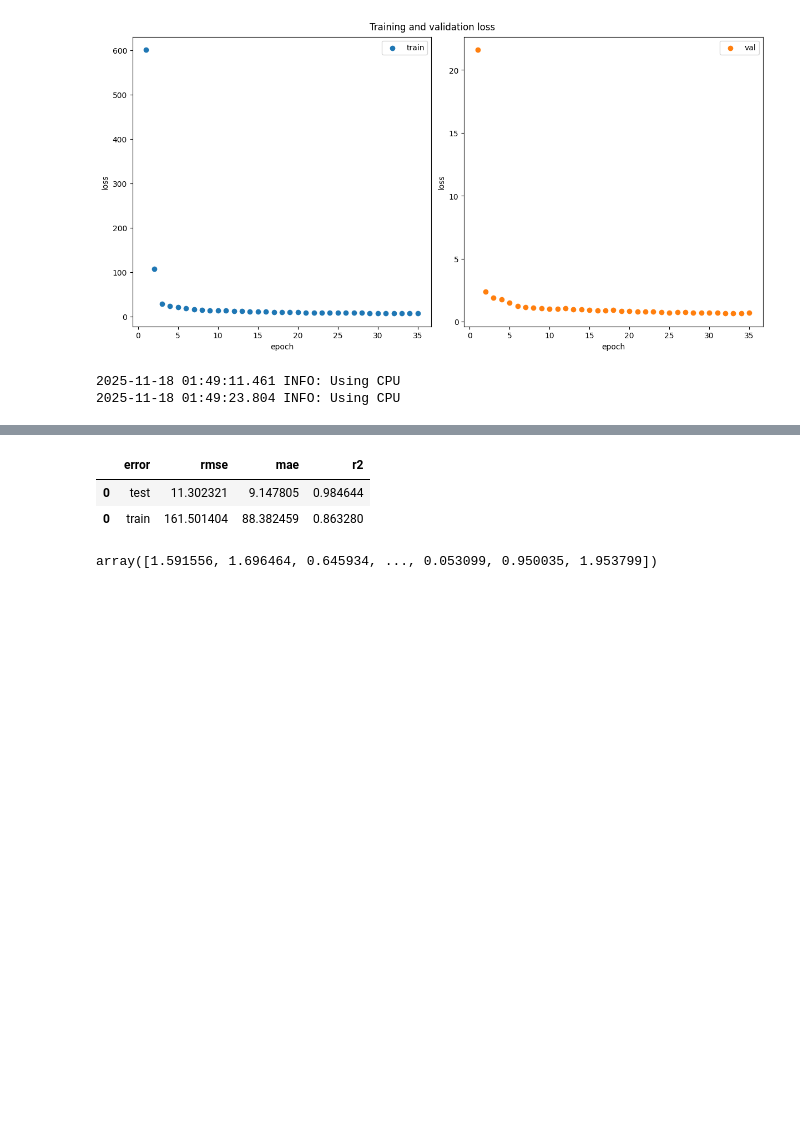
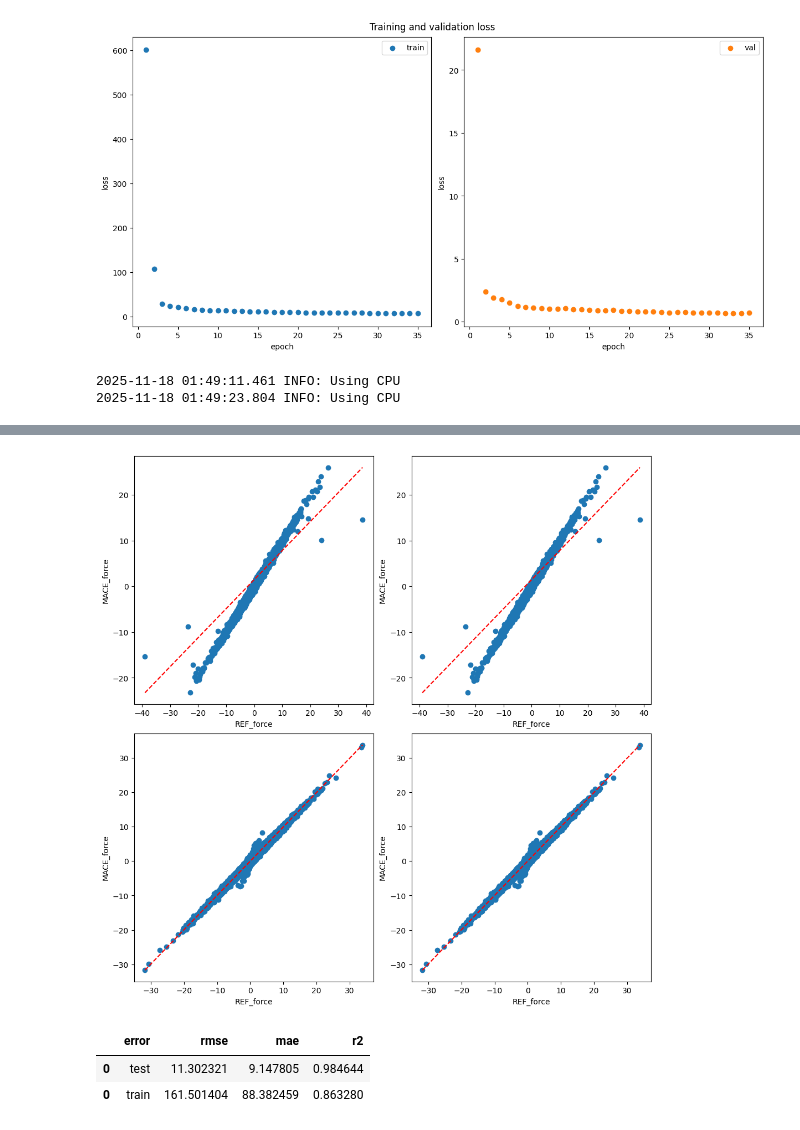
Before and after one commit to ShannonNCM/research_files, a Jupyter notebook: new_model/model_03/training_notebook.ipynb, the cells around one changed output, grey strips where cells are left out. Saved outputs shown, nothing was run; the diff lists cells and outputs as text; code cells hidden in the pictures; blank space fills up the shorter version.

```diff
--- a/new_model/model_03/training_notebook.ipynb
+++ b/new_model/model_03/training_notebook.ipynb
@@ -169,5 +169,5 @@ train_df = f.eval_read(model_name, 'train')
 train_df = train_df[3:] #this is to not include the first three configuratiosn which are the isolated atoms
 test_df1 = test_df[['n_atoms', 'REF_energy', 'MACE_energy', 'REF_e/atom_meV', 'MACE_e/atom_meV']].copy()
 train_df1 = train_df[['n_atoms', 'REF_energy', 'MACE_energy', 'REF_e/atom_meV', 'MACE_e/atom_meV']].copy()
-#train_df1
-#test_df1
+train_df2 = f.forces(train_df)
+test_df2 = f.forces(test_df)
@@ -178,3 +194,7 @@ f.plot_comparison([test_df1, train_df1], ['REF_energy', 'REF_e/atom_meV'], ['MAC
+# %%
+f.plot_comparison([test_df2, train_df2], ['REF_force','REF_force'], ['MACE_force','MACE_force'])
+# %% [output]
+[figure, added]
 # %%
 test_error = f.errors(test_df, 'test')
 train_error = f.errors(train_df, 'train')
@@ -190,7 +210,3 @@ with pd.ExcelWriter(f'test_res/{model_name}_test.xlsx') as writer:
     test_df1.to_excel(writer, sheet_name='test_predictions')
     train_df1.to_excel(writer, sheet_name='train_predictions')
     errors.to_excel(writer, sheet_name='errors')
-# %%
-np.concatenate(test_df['REF_forces'].values).flatten()
-# %% [output]
-array([1.591556, 1.696464, 0.645934, ..., 0.053099, 0.950035, 1.953799])
```
Also changed, not shown: parts of 5 cells of this notebook, 1 other file.
